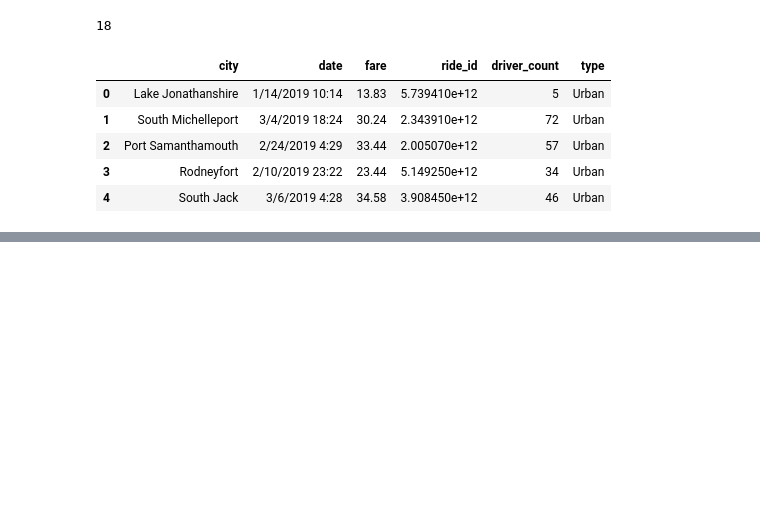
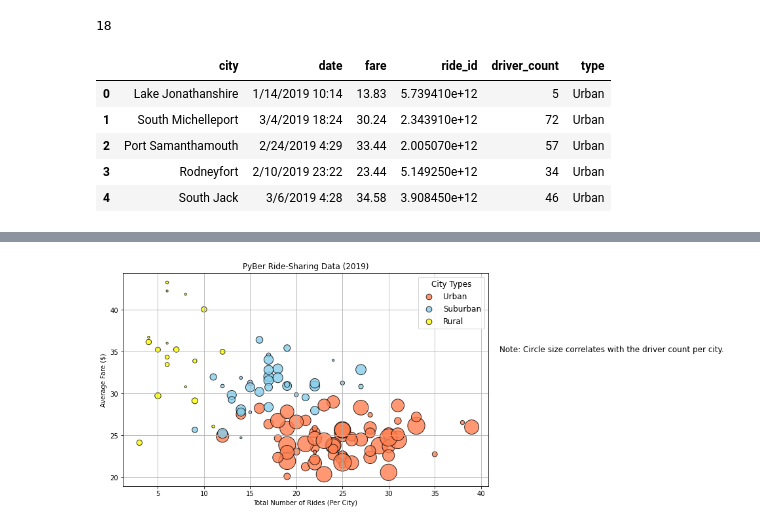
Before and after one commit to lauras521/PyBe_Analysis, a Jupyter notebook: PyBer_Ride_Data_Module5.3.ipynb, the cells around one changed output, grey strips where cells are left out. Cells and saved outputs as stored; diff of their text form; code cells hidden in the pictures; blank space fills up the shorter version.

```diff
--- a/PyBer_Ride_Data_Module5.3.ipynb
+++ b/PyBer_Ride_Data_Module5.3.ipynb
@@ -115,0 +255,25 @@ pyber_data_df.head()
+# %%
+plt.subplots(figsize=(10,6))
+plt.scatter(urban_ride_count,urban_avg_fare,s=10*urban_driver_count,
+            label="Urban",color="coral",edgecolor="black",linewidths=1,alpha=0.8)
+plt.scatter(suburban_ride_count,suburban_avg_fare,s=10*suburban_driver_count,
+            label="Suburban",color="skyblue",edgecolor="black",linewidths=1,alpha=0.8)
+plt.scatter(rural_ride_count,rural_avg_fare,s=10*rural_driver_count,
+            label="Rural",color="yellow",edgecolor="black",linewidths=1,alpha=0.8)
+plt.title("PyBer Ride-Sharing Data (2019)")
+plt.xlabel("Total Number of Rides (Per City)")
+plt.ylabel("Average Fare ($)")
+plt.grid(True)
+#create a legend
+lgnd=plt.legend(fontsize="12",mode="Expanded",scatterpoints=1,loc="best",title="City Types")
+lgnd.legendHandles[0]._sizes=[75]
+lgnd.legendHandles[1]._sizes=[75]
+lgnd.legendHandles[2]._sizes=[75]
+lgnd.get_title().set_fontsize(12)
+#incorporate a text label about circle size
+plt.text(42,35, "Note: Circle size correlates with the driver count per city.",fontsize=12)
+# Save the figure.
+plt.savefig("Analysis/Fig1.png")
+plt.show()
+# %% [output]
+[figure, added]
```
Also changed, not shown: parts of 13 cells of this notebook.
